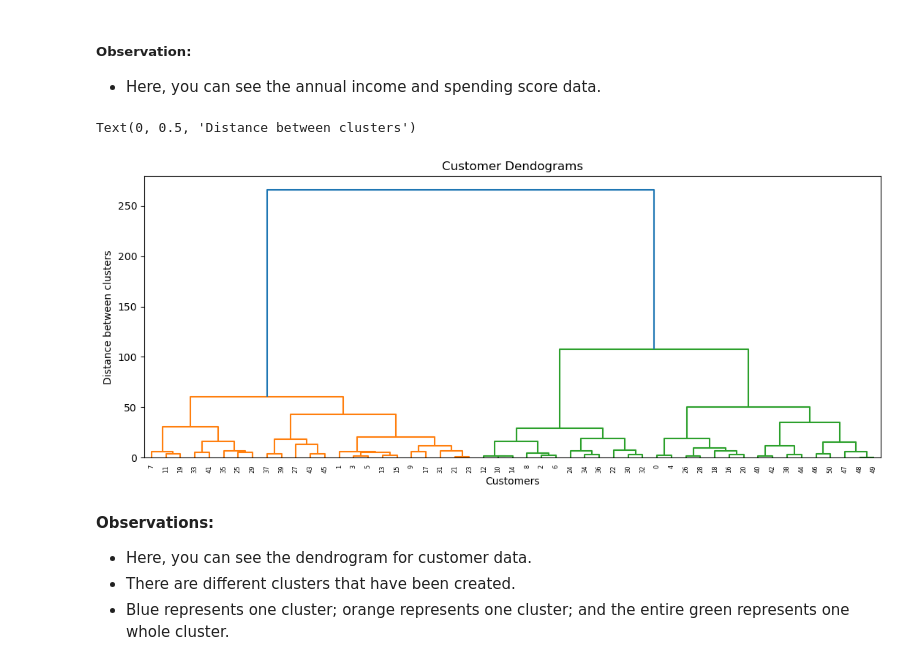
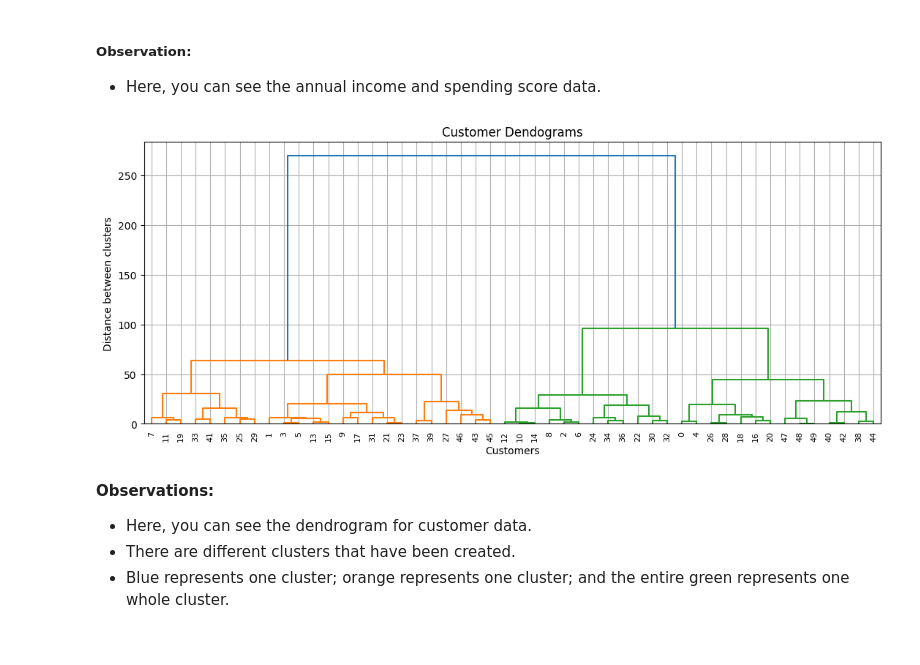
Before and after one commit to aninditadash/Introduction_to_machine_learning, a Jupyter notebook: unsupervised_learning/1.Unsupervised_Learning_Algorithms.ipynb, the cells around one changed output. Cells and saved outputs as stored; diff of their text form; code cells hidden in the pictures.

```diff
--- a/unsupervised_learning/1.Unsupervised_Learning_Algorithms.ipynb
+++ b/unsupervised_learning/1.Unsupervised_Learning_Algorithms.ipynb
@@ -543,7 +551,7 @@ NameError: name 'X' is not defined
 # %%
 # Choosing the first 50 rows from df to create a new dataframe df1 with relevant features
-df1 = df.iloc[:51, 3:5]
-# df1 = df.iloc[:, 3:5]
+df1 = df.iloc[:50, 3:5]
+# df1 = df[['Annual Income (k$)', 'Spending Score (1-100)']].head(50)
 df1.head()
 # %% [output]
 |  | Annual Income (k$) | Spending Score (1-100) |
@@ -569,12 +575,13 @@ import scipy.cluster.hierarchy as shc
 # %%
 plt.figure(figsize=(13, 5))
 plt.title("Customer Dendograms")
 dend = shc.dendrogram(shc.linkage(customer_data, method='ward'))
 plt.xlabel('Customers')
 plt.ylabel('Distance between clusters')
+plt.grid(True)
+plt.show()
 # %% [output]
-Text(0, 0.5, 'Distance between clusters')
-[figure, old version]
+[figure, new version]
 # %% [markdown]
 __Observations:__
 - Here, you can see the dendrogram for customer data.
```
Also changed, not shown: parts of 9 cells of this notebook.
